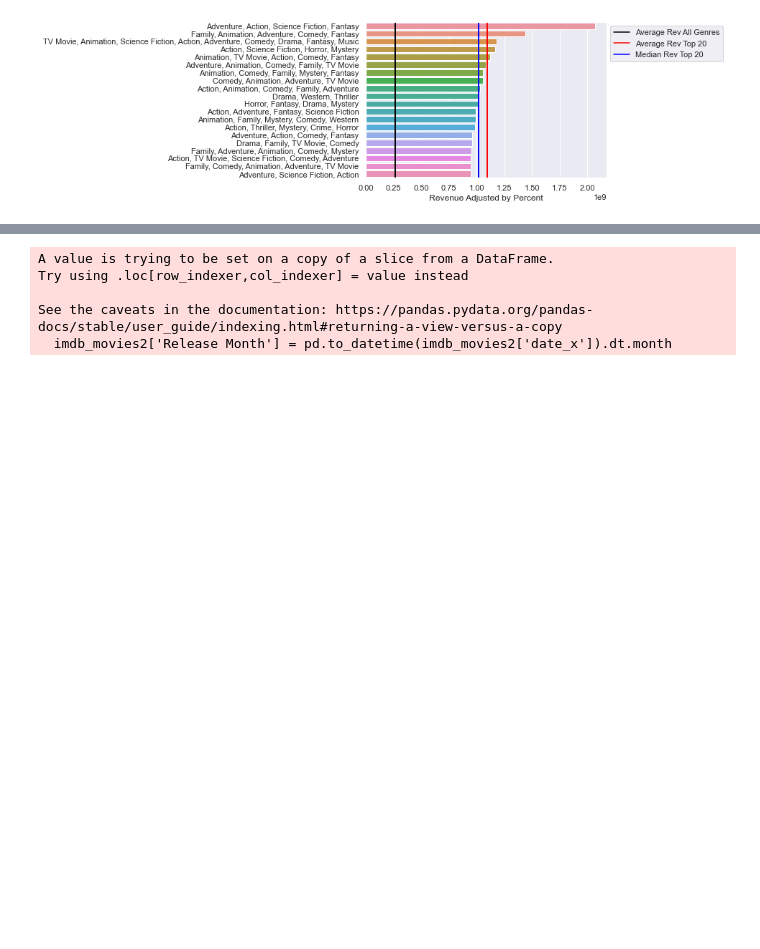
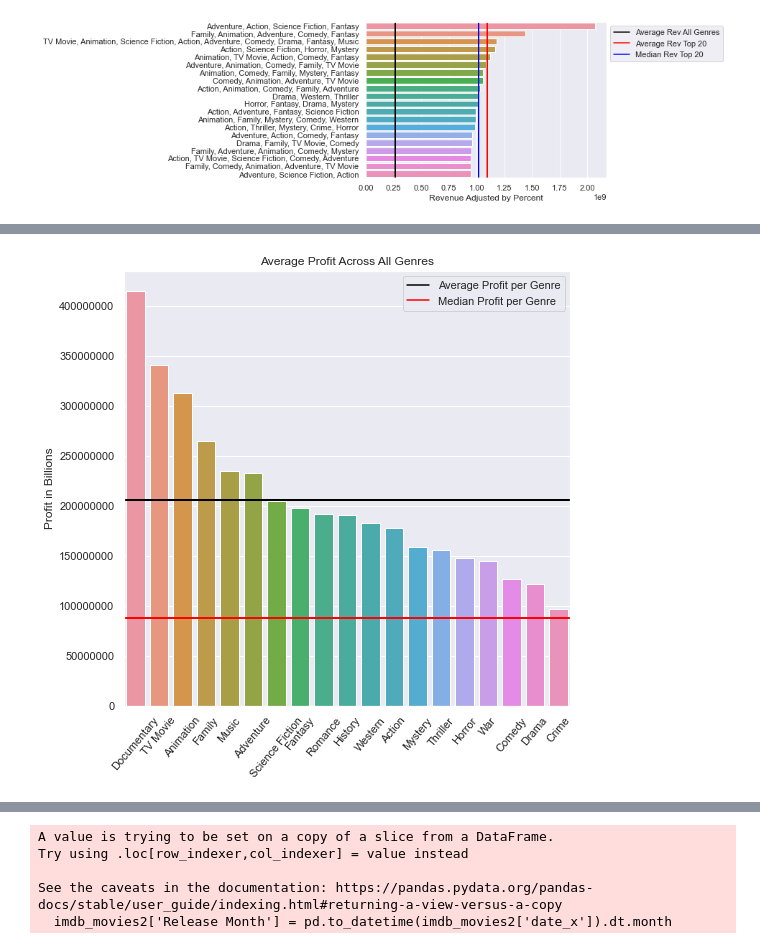
Before and after one commit to Reynch/dsc-phase-2-project-v3, a Jupyter notebook: Rachel.ipynb, the cells around one changed output, grey strips where cells are left out. Drawn from its saved outputs; the diff is of its cells as text; code cells hidden in the pictures; blank space fills up the shorter version.

Commit message:
added visualizations

```diff
--- a/Rachel.ipynb
+++ b/Rachel.ipynb
@@ -797,0 +801,5 @@ plt.legend(handles=[a, b, c], bbox_to_anchor= (1,1));
+# %%
+# split up the genre column, maybe we can plot the above graph for individual genre
+imdb_movies_split['genre'] = imdb_movies_split['genre'].str.split(",")
+imdb_movies_split = imdb_movies_split.explode('genre')
+imdb_movies_split.head()
@@ -797,0 +861,7 @@ plt.legend(handles=[a, b, c], bbox_to_anchor= (1,1));
+# %%
+# clean list of means for new dataframe
+clean_split_list_means = []
+
+for genre in clean_split_list:
+    clean_split_list_means.append(imdb_movies_split[imdb_movies_split['genre'] == genre]['profit'].mean())
+print(clean_split_list_means)
@@ -797,0 +870,7 @@ plt.legend(handles=[a, b, c], bbox_to_anchor= (1,1));
+# %%
+# clean list of medians for new dataframe
+clean_split_list_median = []
+
+for genre in clean_split_list:
+    clean_split_list_median.append(imdb_movies_split[imdb_movies_split['genre'] == genre]['profit'].median())
+print(clean_split_list_median)
@@ -797,0 +879,6 @@ plt.legend(handles=[a, b, c], bbox_to_anchor= (1,1));
+# %%
+means_dict = dict(zip(clean_split_list, clean_split_list_means))
+
+genre_means_df = pd.DataFrame.from_dict(data = means_dict, orient = 'index')
+genre_means_df.rename(columns = {0: 'Profit Avg'}, inplace=True)
+genre_means_df.head()
@@ -797,0 +892,20 @@ plt.legend(handles=[a, b, c], bbox_to_anchor= (1,1));
+# %%
+sns.set(rc={'figure.figsize':(8,8)})
+
+ax = sns.barplot(x=list(genre_means_df['Profit Avg'].sort_values(ascending=False).index),
+                 y=list(genre_means_df['Profit Avg'].sort_values(ascending=False).values))
+
+ax.axhline(y = np.mean(clean_split_list_means), color = 'black', lw = 2)
+ax.axhline(y = np.median(clean_split_list_median), color = 'red', lw = 2)
+
+a = Line2D([], [], color='black', label='Average Profit per Genre')
+b = Line2D([], [], color='red', label='Median Profit per Genre')
+
+plt.legend(handles=[a, b], bbox_to_anchor= (1,1))
+plt.title('Average Profit Across All Genres')
+plt.ylabel('Profit in Billions')
+plt.xticks(rotation=50)
+
+plt.ticklabel_format(style='plain', axis='y')
+# %% [output]
+[figure, added]
```
Also changed, not shown: parts of 16 cells of this notebook.
